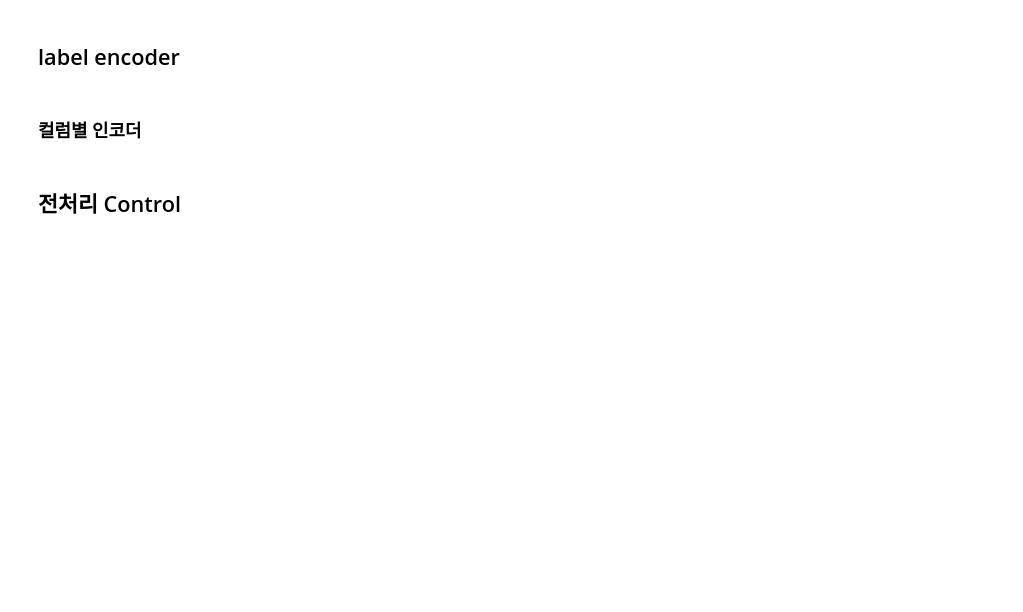
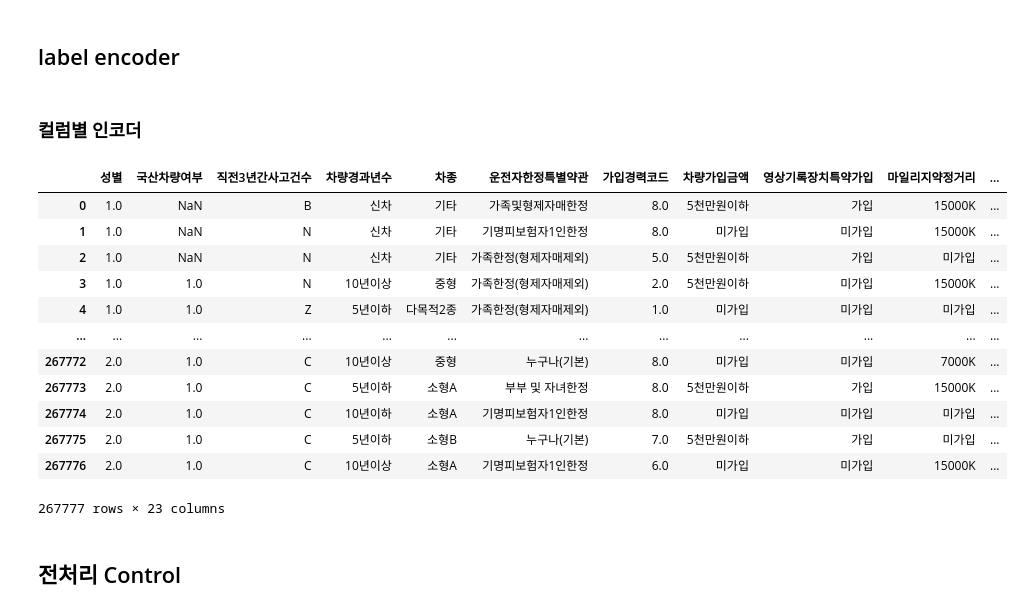
Before and after one commit to domino721/hyper-personalized_car_accident_prediction, a Jupyter notebook: Model/Control-WJ.ipynb, the cells around one changed output. Drawn from its saved outputs; the diff is of its cells as text; code cells hidden in the pictures; blank space fills up the shorter version.

```diff
--- a/Model/Control-WJ.ipynb
+++ b/Model/Control-WJ.ipynb
@@ -22,10 +22,12 @@ warnings.filterwarnings('ignore')
 ## Data 불러오기
 # %%
 # 코랩 mount
-from google.colab import drive
-drive.mount('/content/drive')
+# from google.colab import drive
+# drive.mount('/content/drive')
+
+root_path = "C:/Users/user/Desktop/기계학습이해/"
 
 # 데이터 읽어오기
-df1 = pd.read_csv("/content/drive/MyDrive/Dataset/(자동차보험) 고객별 사고 발생률 예측 모델링_1.csv", encoding = "cp949", engine='python')
-df2 = pd.read_csv("/content/drive/MyDrive/Dataset/(자동차보험) 고객별 사고 발생률 예측 모델링_2.csv", encoding = "cp949", engine='python')
-df3 = pd.read_csv("/content/drive/MyDrive/Dataset/(자동차보험) 고객별 사고 발생률 예측 모델링_3.csv", encoding = "cp949", engine='python')
+df1 = pd.read_csv(root_path+"Dataset/(자동차보험) 고객별 사고 발생률 예측 모델링_1.csv", encoding = "cp949", engine='python')
+df2 = pd.read_csv(root_path+"Dataset/(자동차보험) 고객별 사고 발생률 예측 모델링_2.csv", encoding = "cp949", engine='python')
+df3 = pd.read_csv(root_path+"Dataset/(자동차보험) 고객별 사고 발생률 예측 모델링_3.csv", encoding = "cp949", engine='python')
@@ -255,3 +322,28 @@ def blackbox_encoder(raw_df, labeling_param):
+# %%
+yn_X = df.copy()
+
+
+yn_dummy_X = pd.get_dummies(yn_X['연령대'],  prefix='연령대',drop_first = True)
+for col_name in yn_dummy_X.columns:
+    yn_dummy_X[col_name] = yn_dummy_X[col_name].astype(int)
+
+
+df_final = pd.concat([yn_X.drop('연령대', axis=1), yn_dummy_X], axis=1)
+df_final
+# %% [output]
+|  | 성별 | 국산차량여부 | 직전3년간사고건수 | 차량경과년수 | 차종 | 운전자한정특별약관 | 가입경력코드 | 차량가입금액 | 영상기록장치특약가입 | 마일리지약정거리 | ... |
+| 0 | 1.0 | NaN | B | 신차 | 기타 | 가족및형제자매한정 | 8.0 | 5천만원이하 | 가입 | 15000K | ... |
+| 1 | 1.0 | NaN | N | 신차 | 기타 | 기명피보험자1인한정 | 8.0 | 미가입 | 미가입 | 15000K | ... |
+| 2 | 1.0 | NaN | N | 신차 | 기타 | 가족한정(형제자매제외) | 5.0 | 5천만원이하 | 가입 | 미가입 | ... |
+| 3 | 1.0 | 1.0 | N | 10년이상 | 중형 | 가족한정(형제자매제외) | 2.0 | 5천만원이하 | 미가입 | 15000K | ... |
+| 4 | 1.0 | 1.0 | Z | 5년이하 | 다목적2종 | 가족한정(형제자매제외) | 1.0 | 미가입 | 미가입 | 미가입 | ... |
+| ... | ... | ... | ... | ... | ... | ... | ... | ... | ... | ... | ... |
+| 267772 | 2.0 | 1.0 | C | 10년이상 | 중형 | 누구나(기본) | 8.0 | 미가입 | 미가입 | 7000K | ... |
+| 267773 | 2.0 | 1.0 | C | 5년이하 | 소형A | 부부 및 자녀한정 | 8.0 | 5천만원이하 | 가입 | 15000K | ... |
+| 267774 | 2.0 | 1.0 | C | 10년이하 | 소형A | 기명피보험자1인한정 | 8.0 | 미가입 | 미가입 | 미가입 | ... |
+| 267775 | 2.0 | 1.0 | C | 5년이하 | 소형B | 누구나(기본) | 7.0 | 5천만원이하 | 가입 | 미가입 | ... |
+| 267776 | 2.0 | 1.0 | C | 10년이상 | 소형A | 기명피보험자1인한정 | 6.0 | 미가입 | 미가입 | 15000K | ... |
+267777 rows × 23 columns
 # %% [markdown]
 ## 전처리 Control
 # %% [markdown]
```
Also changed, not shown: parts of 10 cells of this notebook.
